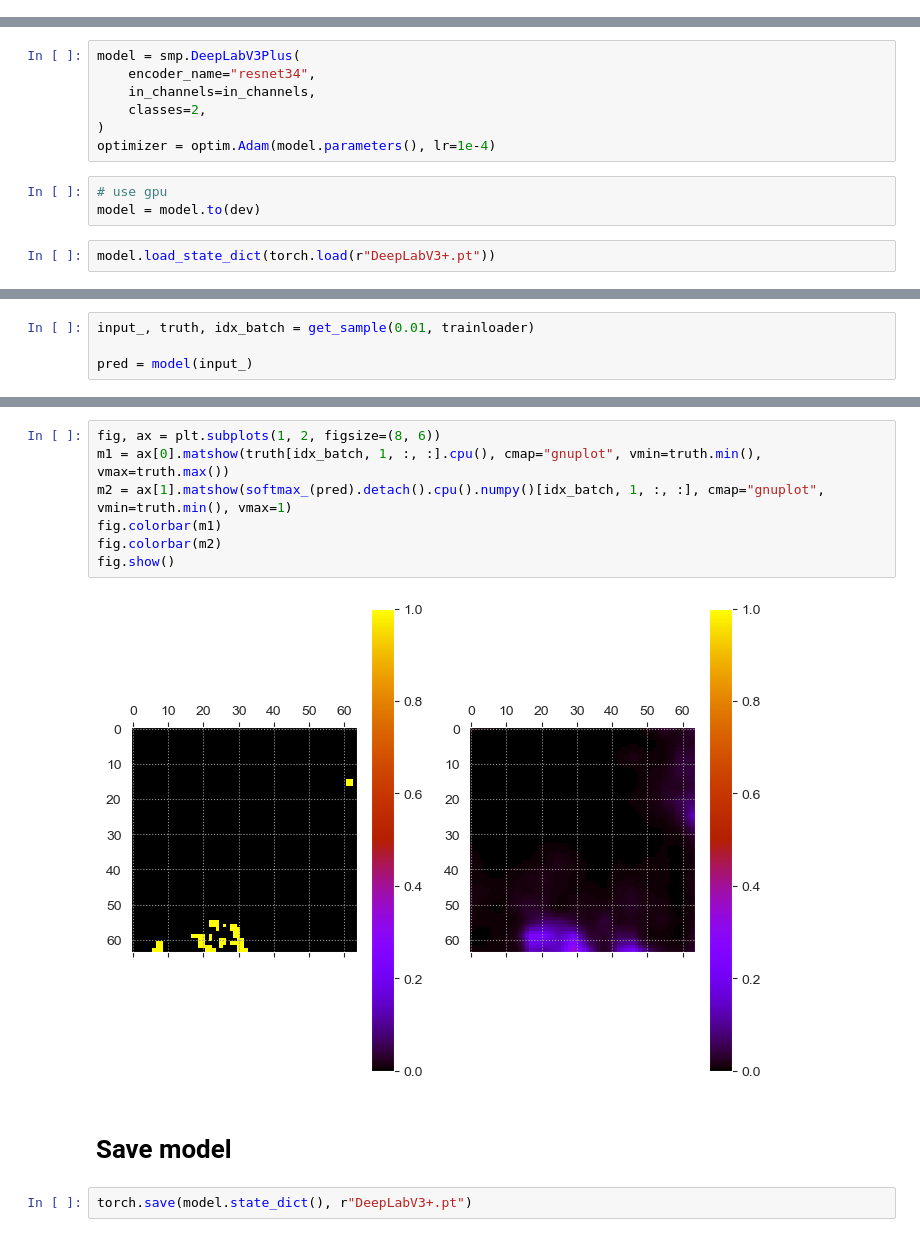
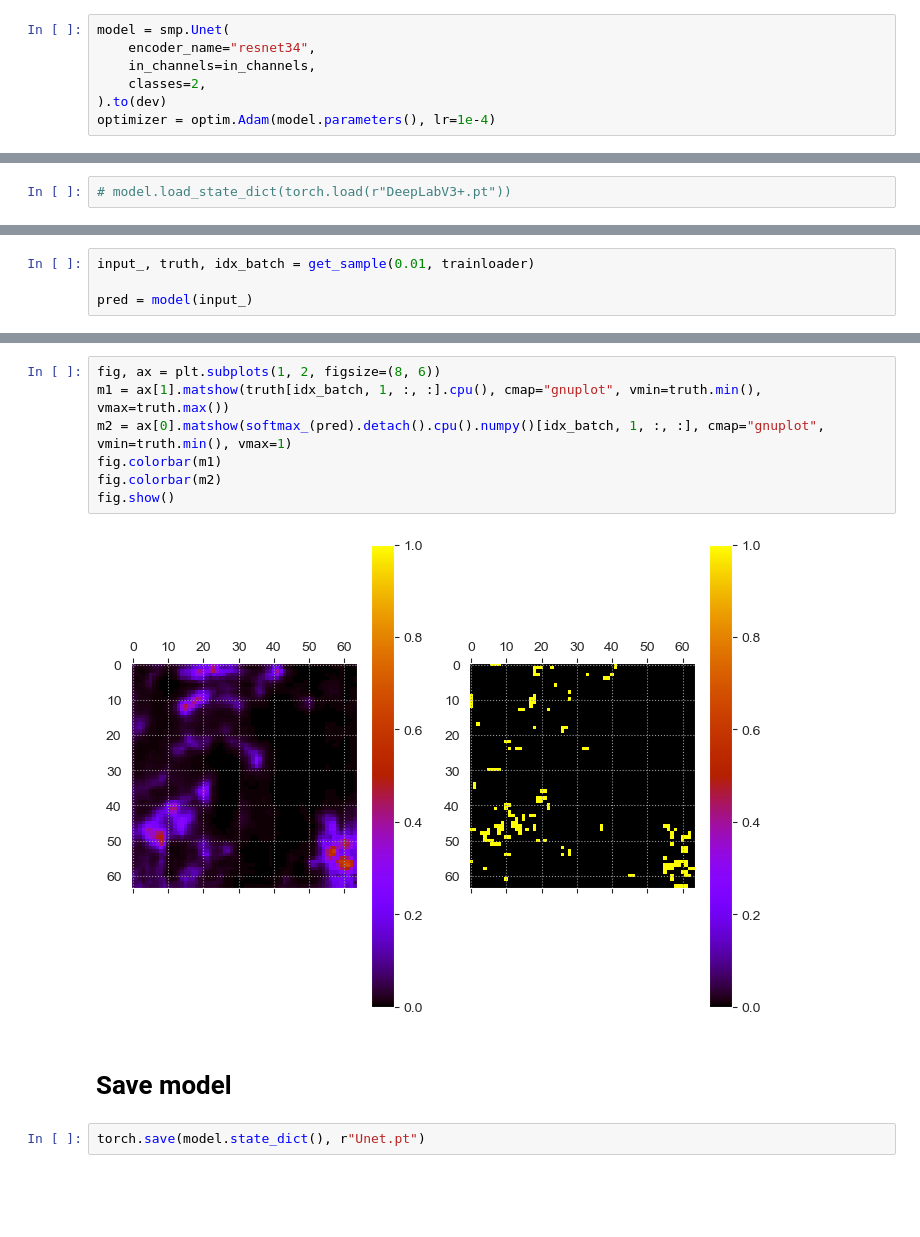
Before and after one commit to Giovanni3A/deforestation_forecast, a Jupyter notebook: 3_model_train.ipynb, the cells around one changed output, grey strips where cells are left out. Saved outputs shown, nothing was run; the diff lists cells and outputs as text; blank space fills up the shorter version.

Commit message:
add trained unet model

```diff
--- a/3_model_train.ipynb
+++ b/3_model_train.ipynb
@@ -610,4 +610,11 @@ in_channels = 4+2+4+4+4+3+1+2
 in_channels
 # %% [output]
 24
+# %%
+model = smp.Unet(
+    encoder_name="resnet34",
+    in_channels=in_channels,
+    classes=2,
+).to(dev)
+optimizer = optim.Adam(model.parameters(), lr=1e-4)
 # %%
@@ -620,12 +627,2 @@ in_channels
-# %%
-model = smp.DeepLabV3Plus(
-    encoder_name="resnet34",
-    in_channels=in_channels,
-    classes=2,
-)
-optimizer = optim.Adam(model.parameters(), lr=1e-4)
-# %%
-# use gpu
-model = model.to(dev)
 # %%
-model.load_state_dict(torch.load(r"DeepLabV3+.pt"))
+# model.load_state_dict(torch.load(r"DeepLabV3+.pt"))
@@ -875,13 +919,13 @@ plt.show()
 # %%
 fig, ax = plt.subplots(1, 2, figsize=(8, 6))
-m1 = ax[0].matshow(truth[idx_batch, 1, :, :].cpu(), cmap="gnuplot", vmin=truth.min(), vmax=truth.max())
-m2 = ax[1].matshow(softmax_(pred).detach().cpu().numpy()[idx_batch, 1, :, :], cmap="gnuplot", vmin=truth.min(), vmax=1)
+m1 = ax[1].matshow(truth[idx_batch, 1, :, :].cpu(), cmap="gnuplot", vmin=truth.min(), vmax=truth.max())
+m2 = ax[0].matshow(softmax_(pred).detach().cpu().numpy()[idx_batch, 1, :, :], cmap="gnuplot", vmin=truth.min(), vmax=1)
 fig.colorbar(m1)
 fig.colorbar(m2)
 fig.show()
 # %% [output]
-[figure, old version]
+[figure, new version]
 # %% [markdown]
 # Save model
 # %%
-torch.save(model.state_dict(), r"DeepLabV3+.pt")
+torch.save(model.state_dict(), r"Unet.pt")
```
Also changed, not shown: parts of 19 cells of this notebook, 1 other file.
